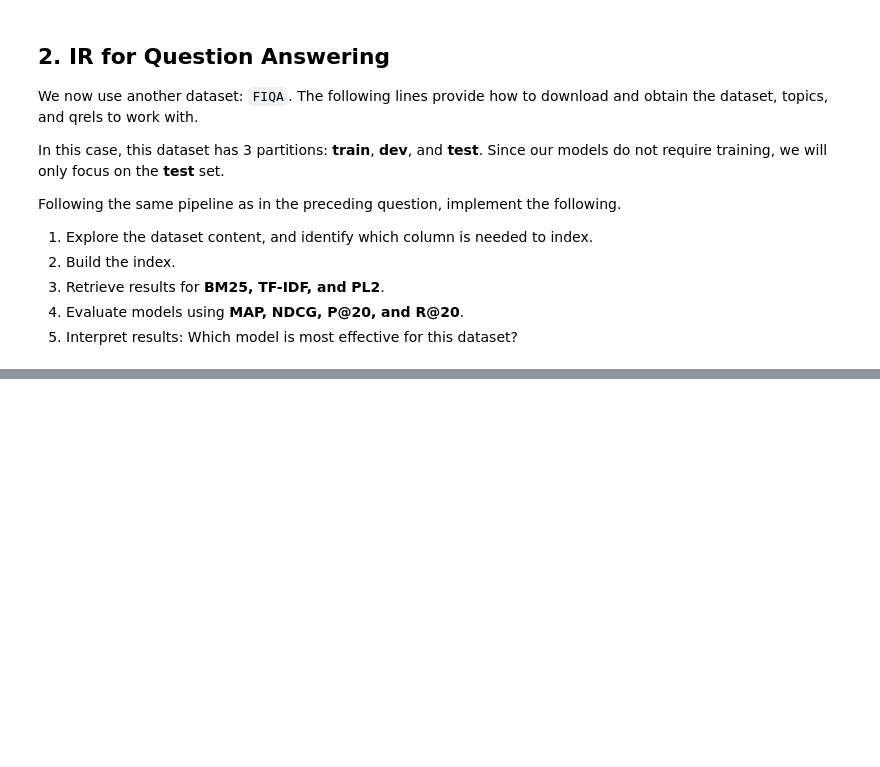
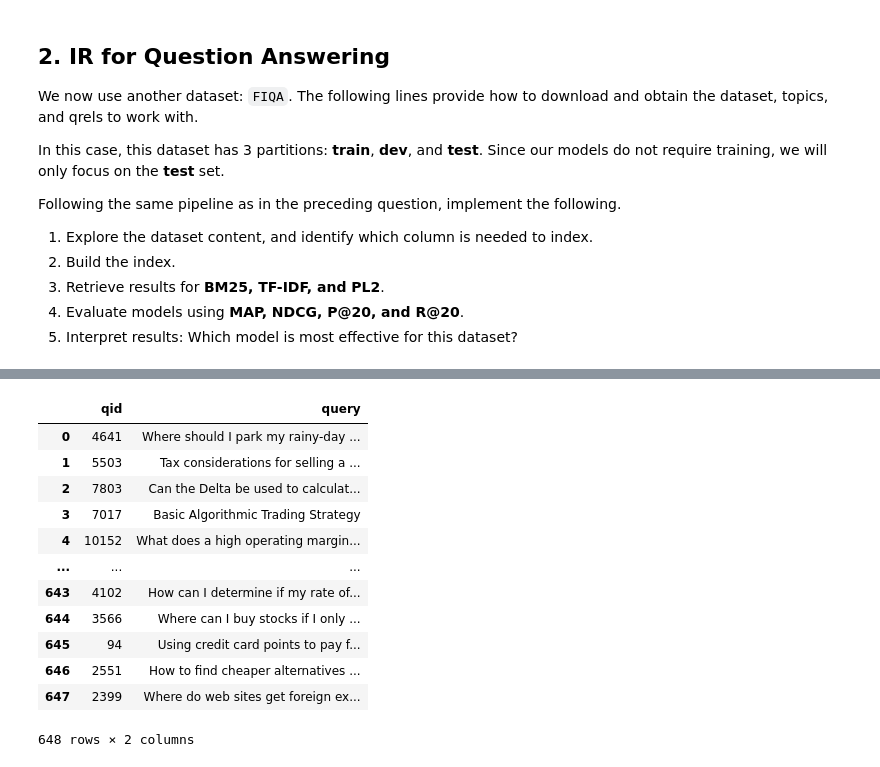
Before and after one commit to Henrei3/Deep-Learning, a Jupyter notebook: TP2_FRI_IAFA_JIMENEZ.ipynb, the cells around one changed output, grey strips where cells are left out. Cells and saved outputs as stored; diff of their text form; code cells hidden in the pictures; blank space fills up the shorter version.

```diff
--- a/TP2_FRI_IAFA_JIMENEZ.ipynb
+++ b/TP2_FRI_IAFA_JIMENEZ.ipynb
@@ -758,0 +909,18 @@ index_fiqa = pt.IndexFactory.of(indexref_title)
+# %%
+test_topics['query'] = test_topics['query'].map( lambda row : row.replace("::"," "))
+
+data_table.DataTable(test_topics)
+# %% [output]
+|  | qid | query |
+| 0 | 4641 | Where should I park my rainy-day ... |
+| 1 | 5503 | Tax considerations for selling a ... |
+| 2 | 7803 | Can the Delta be used to calculat... |
+| 3 | 7017 | Basic Algorithmic Trading Strategy |
+| 4 | 10152 | What does a high operating margin... |
+| ... | ... | ... |
+| 643 | 4102 | How can I determine if my rate of... |
+| 644 | 3566 | Where can I buy stocks if I only ... |
+| 645 | 94 | Using credit card points to pay f... |
+| 646 | 2551 | How to find cheaper alternatives ... |
+| 647 | 2399 | Where do web sites get foreign ex... |
+648 rows × 2 columns
```
Also changed, not shown: parts of 33 cells of this notebook, 2 other files.
